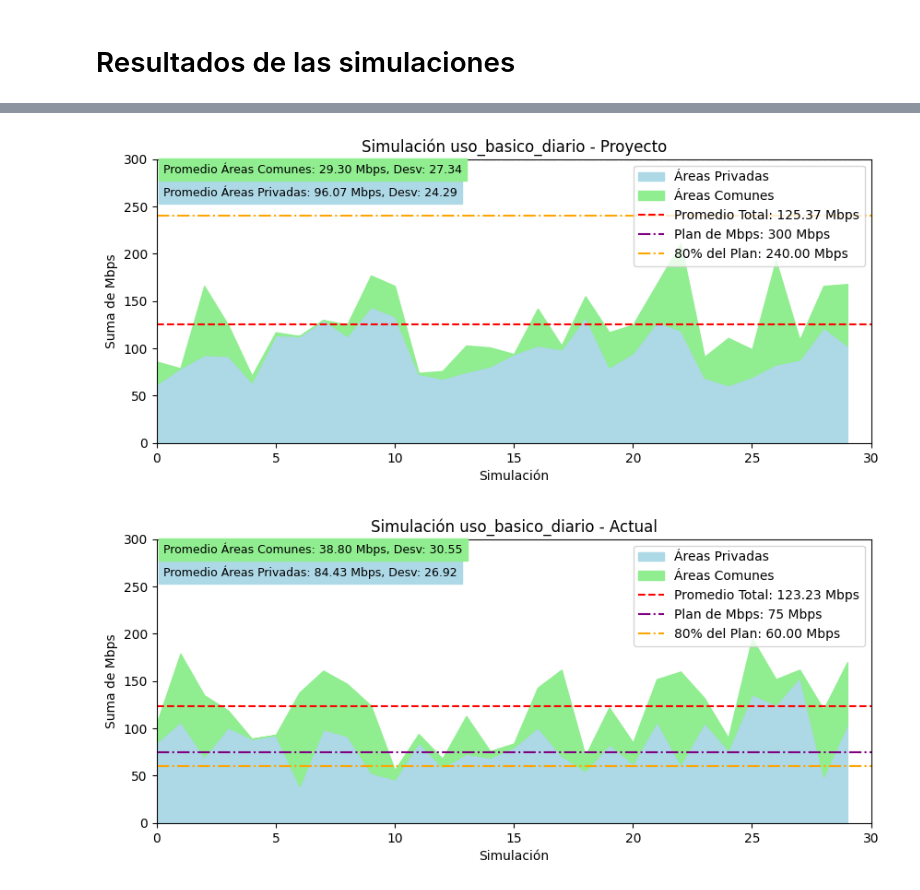
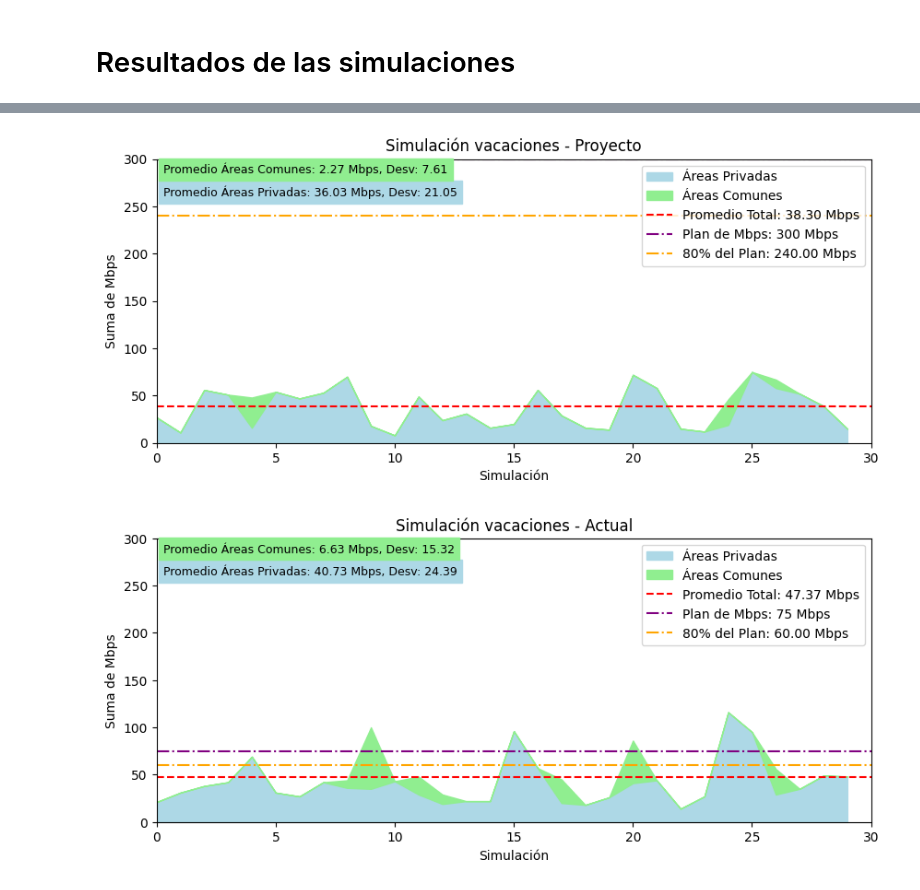
Before and after one commit to PauGarza/Simulacion-Red-Foraneos, a Jupyter notebook: resultados.ipynb, the cells around one changed output, grey strips where cells are left out. Cells and saved outputs as stored; diff of their text form; code cells hidden in the pictures.

```diff
--- a/resultados.ipynb
+++ b/resultados.ipynb
@@ -142,7 +142,7 @@ def cargar_y_graficar_uso_areas(nombre_archivo_base):
         plt.show()
 # %%
 # Llamar a la función con el nombre base del archivo sin la extensión
-cargar_y_graficar_uso_areas("uso_basico_diario")
+cargar_y_graficar_uso_areas("vacaciones")
 # %% [output]
-[figure, old version]
+[figure, new version]
-[figure, old version]
+[figure, new version]
```
Also changed, not shown: parts of 1 cell of this notebook, 4 other files.
